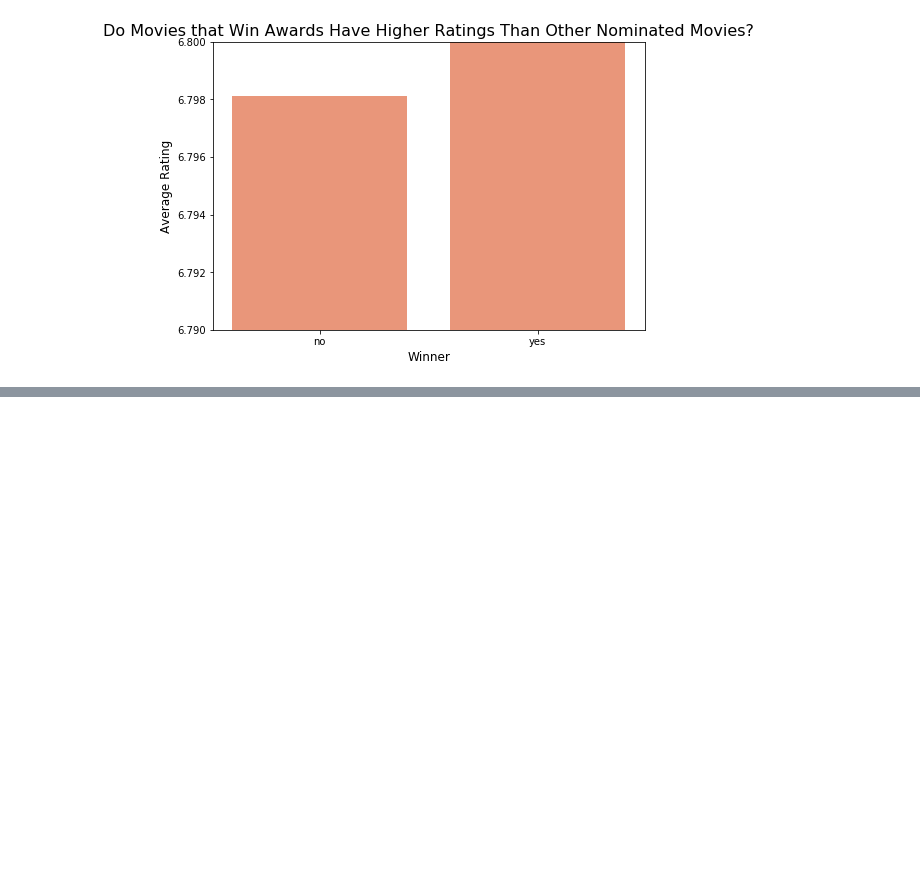
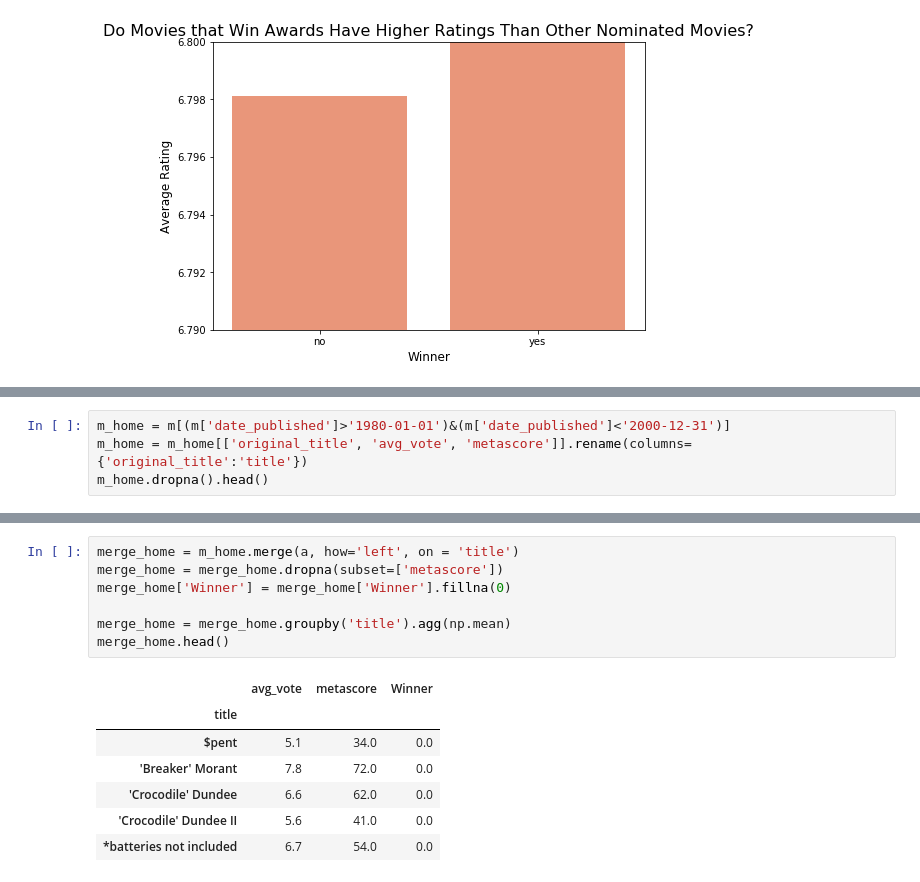
Before and after one commit to almetzler/SI330Final, a Jupyter notebook: Cat.ipynb, the cells around one changed output, grey strips where cells are left out. Saved outputs shown, nothing was run; the diff lists cells and outputs as text; blank space fills up the shorter version.

```diff
--- a/Cat.ipynb
+++ b/Cat.ipynb
@@ -93,0 +133,4 @@ plt.show()
+# %%
+m_home = m[(m['date_published']>'1980-01-01')&(m['date_published']<'2000-12-31')]
+m_home = m_home[['original_title', 'avg_vote', 'metascore']].rename(columns={'original_title':'title'})
+m_home.dropna().head()
@@ -93,0 +144,15 @@ plt.show()
+# %%
+merge_home = m_home.merge(a, how='left', on = 'title')
+merge_home = merge_home.dropna(subset=['metascore'])
+merge_home['Winner'] = merge_home['Winner'].fillna(0)
+
+merge_home = merge_home.groupby('title').agg(np.mean)
+merge_home.head()
+# %% [output]
+|  | avg_vote | metascore | Winner |
+| title |  |  |  |
+| $pent | 5.1 | 34.0 | 0.0 |
+| 'Breaker' Morant | 7.8 | 72.0 | 0.0 |
+| 'Crocodile' Dundee | 6.6 | 62.0 | 0.0 |
+| 'Crocodile' Dundee II | 5.6 | 41.0 | 0.0 |
+| *batteries not included | 6.7 | 54.0 | 0.0 |
```
Also changed, not shown: parts of 9 cells of this notebook.
